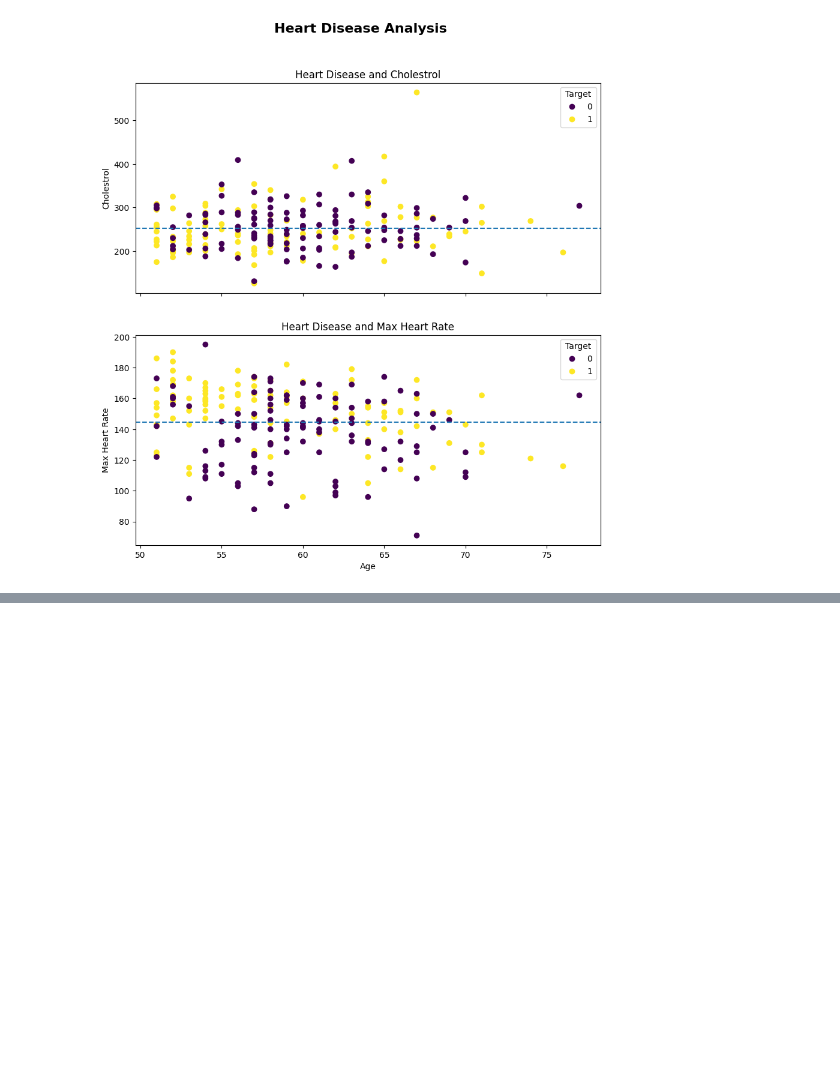
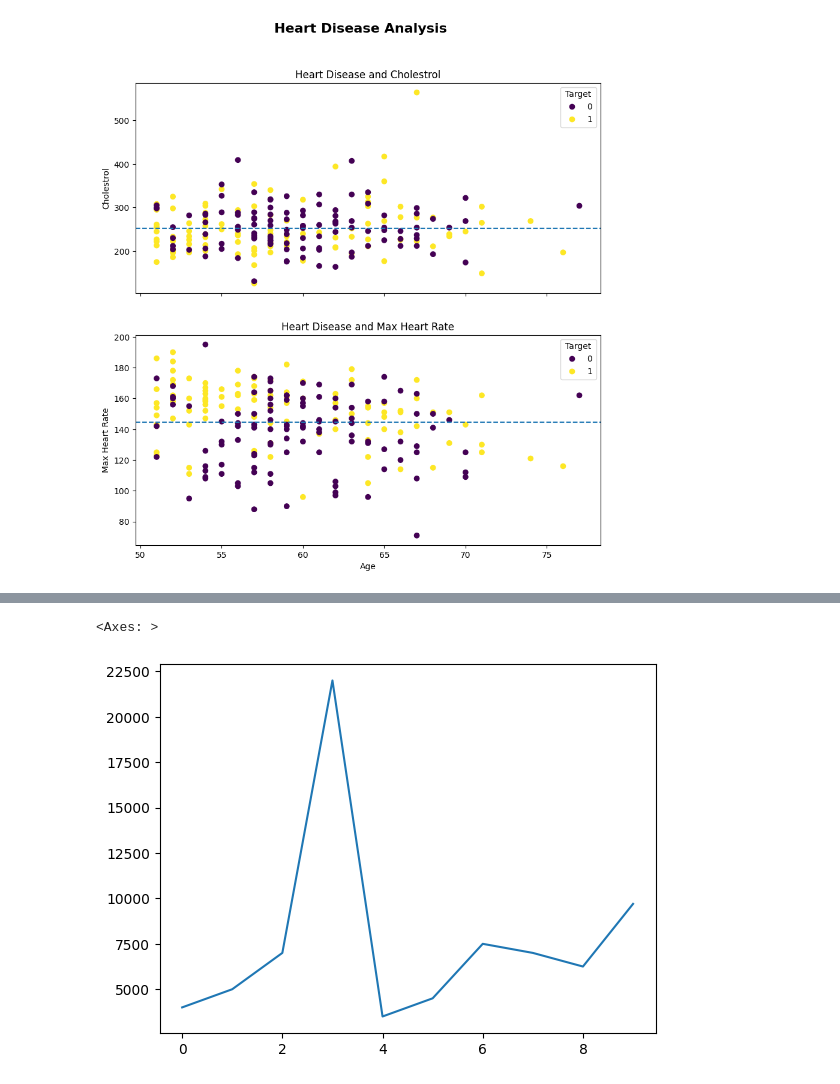
Before and after one commit to gnigam87/ML, a Jupyter notebook: NumpyPandasMatplotlib/Matplotlib_Intro.ipynb, the cells around one changed output, grey strips where cells are left out. Drawn from its saved outputs; the diff is of its cells as text; code cells hidden in the pictures; blank space fills up the shorter version.

```diff
--- a/NumpyPandasMatplotlib/Matplotlib_Intro.ipynb
+++ b/NumpyPandasMatplotlib/Matplotlib_Intro.ipynb
@@ -546,0 +570,6 @@ fig.suptitle("Heart Disease Analysis", fontsize=16, fontweight="bold");
+# %%
+# default style
+car_sales["Price"].plot()
+# %% [output]
+<Axes: >
+[figure, added]
```
Also changed, not shown: parts of 17 cells of this notebook.
